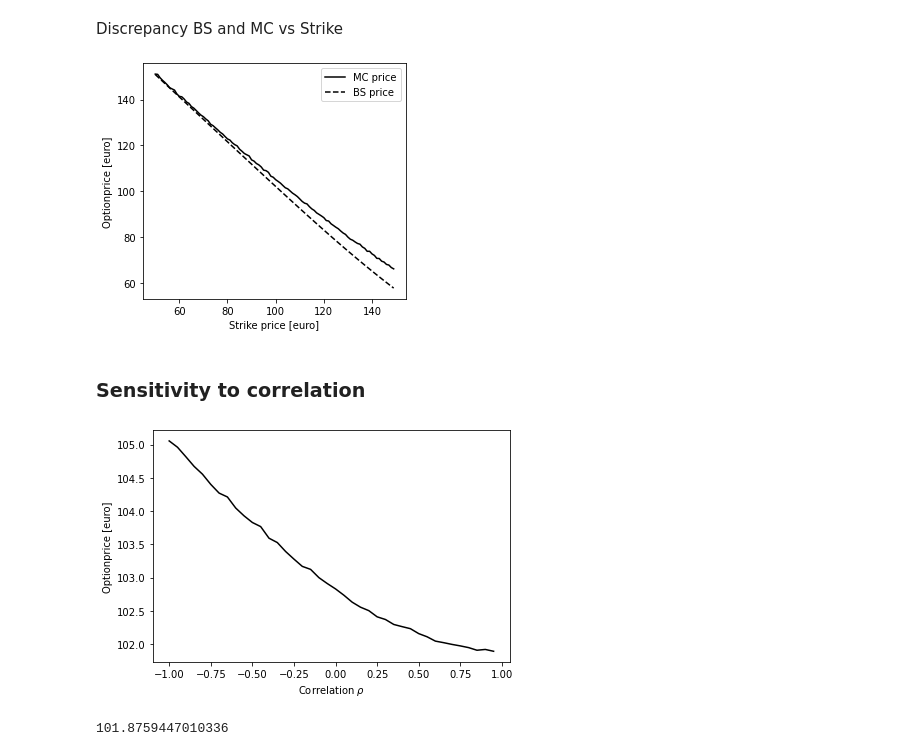
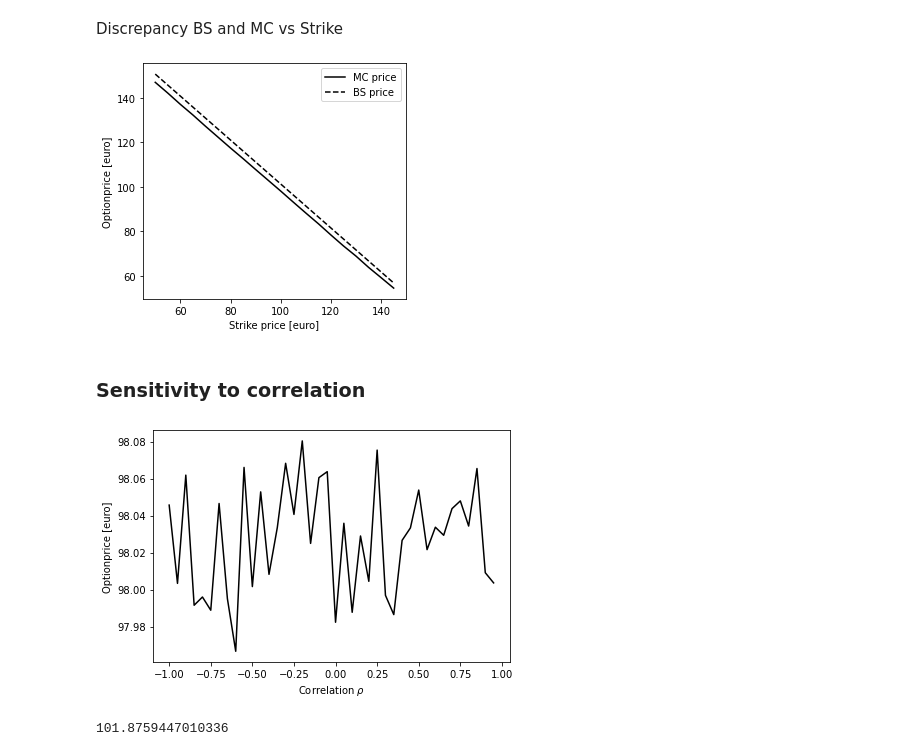
Before and after one commit to WillemJan9519/SPFDM-2, a Jupyter notebook: SPFDM 2.ipynb, the cells around one changed output. Saved outputs shown, nothing was run; the diff lists cells and outputs as text; code cells hidden in the pictures.

```diff
--- a/SPFDM 2.ipynb
+++ b/SPFDM 2.ipynb
@@ -565,14 +565,14 @@ class multivariate_brownian():
     def __init__(self, Npaths, Ntimesteps, T,rho,ABM=False):
         """Initialize Multivariate GBM using birthdates as stock prices and volatilities"""
         # Stock prices and volatilies are function of birthdates
-        day1,month1 = 25,11
-        day2,month2 = 5,12
+        day1,month1 = 25,3
+        day2,month2 = 5,4
 
         self.S0_1 = day1 * 10
         self.S0_2 = day2 * 10
 
-        self.sigma1 = np.log(1+3*month1/100) # continuously compounding
-        self.sigma2 = np.log(1+3*month2/100) # continuously compounding
+        self.sigma1 = 3*month1/100#np.log(1+month1/100) # continuously compounding
+        self.sigma2 = 3*month2/100#np.log(1+month2/100) # continuously compounding
         self.sigmas = np.vstack((self.sigma1, self.sigma2))
 
 
@@ -583,7 +583,7 @@ class multivariate_brownian():
         self.rho = rho
 
         # Set risk free rate
-        self.rf = np.log(1.02)
+        self.rf = 0.02
 
 
         # Set timesteps
@@ -619,8 +619,9 @@ class multivariate_brownian():
         #r: interest rate
         #sigma: volatility of underlying asset
         rB = r - sigma**2/2
-        d = (S - K*np.exp(-rB*T)) / (sigma * np.sqrt((1-np.exp(-2*rB*T))/2*rB))
-        call = (S - K*np.exp(-rB*T))* norm.cdf(d, 0.0, 1.0) + (sigma * np.sqrt((1-np.exp(-2*rB*T))/2*rB))*norm.pdf(d)
+        sigmaB = sigma*S
+        d = (S - K*np.exp(-rB*T)) / (sigmaB * np.sqrt((1-np.exp(-2*rB*T))/2*rB))
+        call = (S - K*np.exp(-rB*T))* norm.cdf(d, 0.0, 1.0) + (sigmaB * np.sqrt((1-np.exp(-2*rB*T))/2*rB))*norm.pdf(d)
         if call_put == 'call':
             optionprice = call
         elif call_put == 'put':
@@ -638,8 +639,8 @@ class multivariate_brownian():
         W2 = self.rho*W1+e
         multivariate_BM = np.vstack((W1,W2))
         if self.ABM == True:
-#             S_new = Sn * np.exp(((self.rf-0.5*self.sigmas**2)*self.dT + self.sigmas*np.sqrt(self.dT)*multivariate_BM))
-            S_new = Sn + (self.rf-0.5*self.sigmas**2)*self.dT + self.sigmas*np.sqrt(self.dT)*multivariate_BM
+            #S_new = Sn * np.exp(((self.rf-0.5*self.sigmas**2)*self.dT + Sn*self.sigmas*np.sqrt(self.dT)*multivariate_BM))
+            S_new = Sn + (self.rf-0.5*self.sigmas**2)*self.dT + Sn*self.sigmas*np.sqrt(self.dT)*multivariate_BM
         else:
             S_new = Sn + Sn * (self.rf*self.dT + self.sigmas*np.sqrt(self.dT)*multivariate_BM)
         return S_new
@@ -757,27 +758,11 @@ class multivariate_brownian():
            2) variance of the timeseries"""
         # Portfolio Variance Formula = w1^2 * ơ1^2 + w2^2 * ơ2^2 + 2 * ρ1,2 * w1 * w2 * ơ1 * ơ2
         # Obtain weights (value weighted, not number weighted!)
-        # Question!! Should the weights sum up to unity as we are short one stock? absolute value?
-        w1 = 0.5#self.S0_2
-        w2 = -0.5#-self.S0_1
-        weightssum = np.abs(w1)+np.abs(w2)
-        w1 = w1/weightssum
-        w2 = w2/weightssum
+        w1 = 1#self.S0_2
+        w2 = -1#-self.S0_1
         print('Spread weights',w1,w2)
 
         pvf = (w1)**2 * self.sigma1**2 + (w2)**2*self.sigma2**2 + 2*self.rho*(w1)*(w2)*self.sigma1*self.sigma2
-
-        """
-        # Obtain simulated stock prices
-        prices = self.simulate()
-        # Obtain portfolio value as long position in one and short position in other stock
-        w1,w2 = 0.1667, -0.833
-        portfolio = w1*prices[0,:,:] + w2*prices[1,:,:]
-        portfolio_variances = np.var(portfolio,axis=1)
-        print(portfolio_variances.shape)
-        variances = np.mean(portfolio_variances)/self.Nsteps
-        """
-
         # We can now assume BS process with this variance and compute option price
         #self.black_scholes_GBM(w1*self.S0_1-w2-self.S0_2, self.K, self.T, self.rf, np.sqrt(pvf), call_put='call')
         return pvf#,100*np.sqrt(variances)
@@ -808,4 +793,5 @@ class multivariate_brownian():
         return BSprice
 
 BGMB = multivariate_brownian(Npaths = 100000, Ntimesteps = 50, T = 1,rho=0.3, ABM=False)
-BGMB.plot_many()
+BGMB.option_price(100)
+#np.sqrt(BGMB.spread_vola())*100
@@ -823,20 +850,20 @@ BGMB.plot_one_path()
 # %%
 # Assuming Arithmetic Brownian Motion. Calculate MC price and BS price.
 
-def worker1(rho,K, bachelier=True):
+def worker1(rho,K, bachelier=False):
     BGMB_ = multivariate_brownian(Npaths = 100000, Ntimesteps = 50, T = 1,rho=rho, ABM=bachelier)
     return BGMB_.option_price(K)
 
-def worker2(rho,K, bachelier=True):
+def worker2(rho,K, bachelier=False):
     BGMB_ = multivariate_brownian(Npaths = 100000, Ntimesteps = 50, T = 1,rho=rho, ABM=bachelier)
     return BGMB_.spread_BS(K)
 
 def BS_MC_strike():
     rho = -1
-    strikes = np.arange(50,150,1)
+    strikes = np.arange(50,150,5)
     plt.figure(figsize=(4.5,4))
-    optionprices = np.array(Parallel(n_jobs=22)(delayed(worker1)(rho,strike, bachelier=False) for strike in strikes))
-    BSprices = np.array(Parallel(n_jobs=22)(delayed(worker2)(rho,strike, bachelier=False) for strike in strikes))
+    optionprices = np.array(Parallel(n_jobs=6)(delayed(worker1)(rho,strike, bachelier=True) for strike in strikes))
+    BSprices = np.array(Parallel(n_jobs=6)(delayed(worker2)(rho,strike, bachelier=True) for strike in strikes))
     plt.plot(strikes, optionprices, label='MC price',color='black')
     plt.plot(strikes, BSprices, label='BS price', color='black',ls='--')
     plt.legend()
@@ -848,29 +875,29 @@ def BS_MC_strike():
 
 BS_MC_strike()
 # %% [output]
-[figure, old version]
+[figure, new version]
 # %% [markdown]
 <h3>Sensitivity to correlation</h3>
 # %%
 
 def worker(rho,K):
-    BGMB_ = multivariate_brownian(Npaths = 10000000, Ntimesteps = 30, T = 1,rho=rho, ABM=False)
+    BGMB_ = multivariate_brownian(Npaths = 1000000, Ntimesteps = 30, T = 1,rho=rho, ABM=True)
     return BGMB_.option_price(K)
 
 def var_corr():
     K = 100
     rhos = np.arange(-1,1.01,0.05)
     optionprices = np.array(Parallel(n_jobs=11)(delayed(worker)(rho,K) for rho in rhos))
     plt.figure(figsize=(6,4))
     plt.plot(rhos, optionprices,color='black')
     plt.xlabel(r'Correlation $\rho$')
     plt.ylabel('Optionprice [euro]')
     plt.tight_layout()
     plt.savefig('optionprice_vs_corr.pdf')
 
 var_corr()
 # %% [output]
-[figure, old version]
+[figure, new version]
 # %%
 worker(1,100)
 # %% [output]
```
Also changed, not shown: parts of 4 cells of this notebook.
